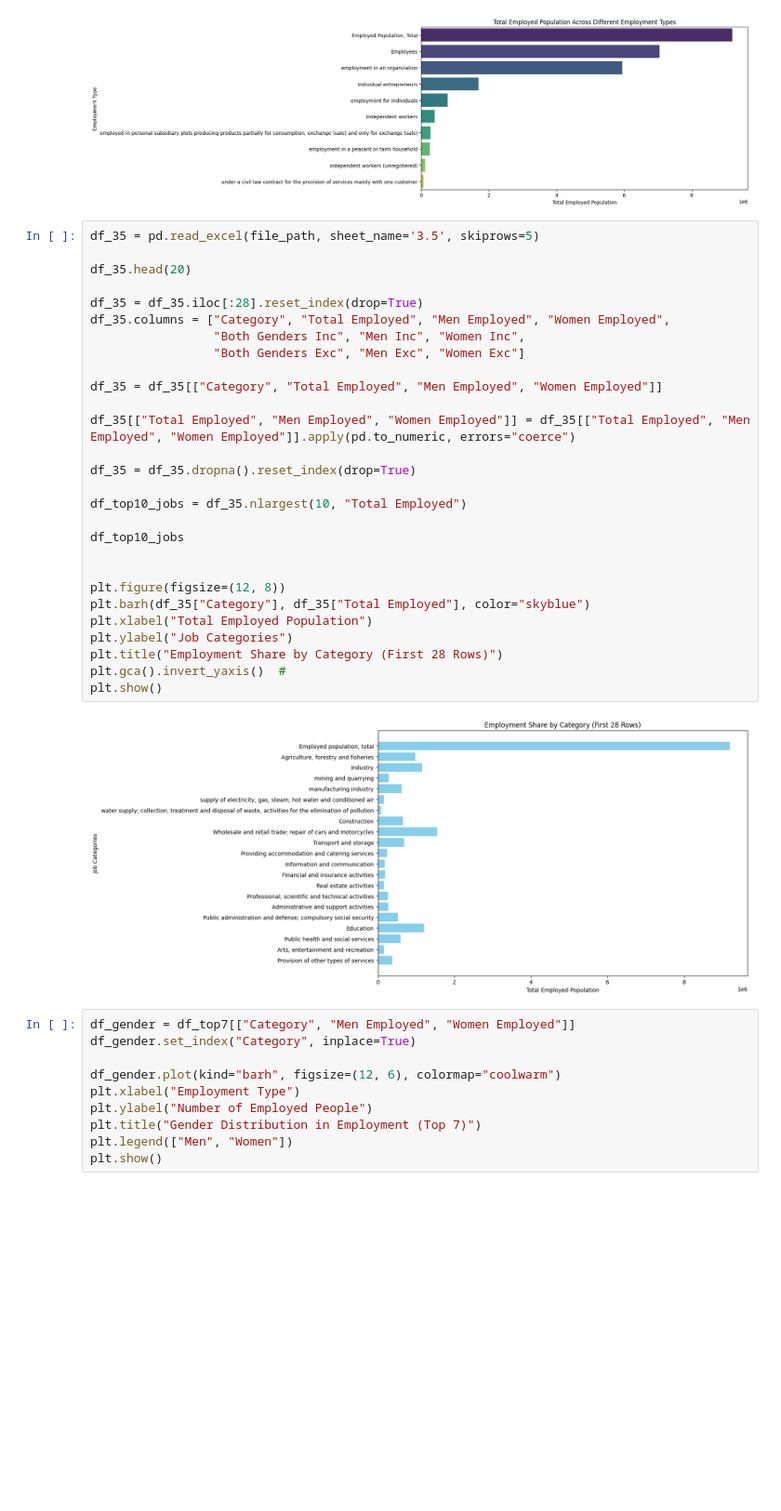
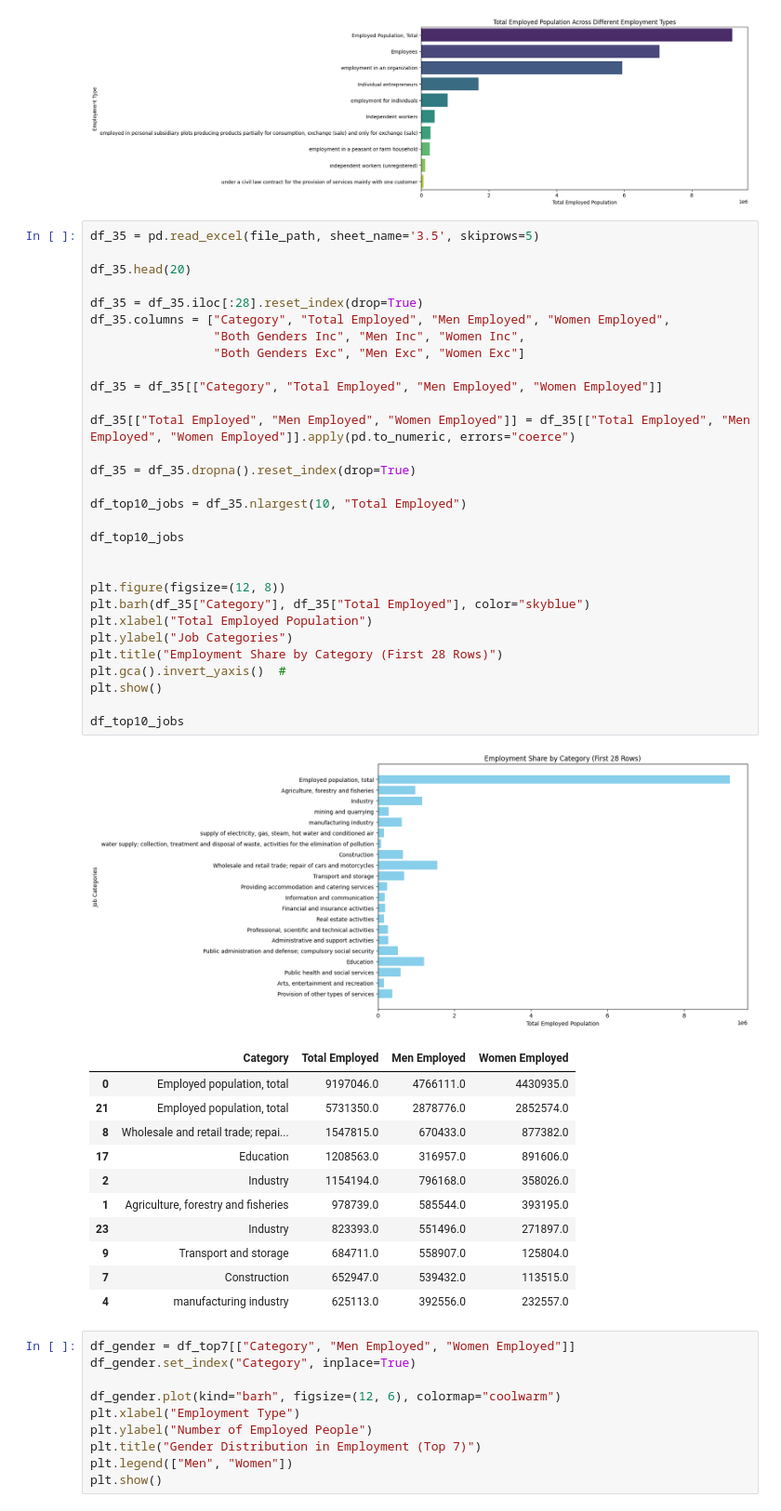
Before and after one commit to bochida/Economic-and-Employment-analysis-of-2024, a Jupyter notebook: python_analysis.ipynb, the cells around one changed output. Shown at 93% size. Saved outputs shown, nothing was run; the diff lists cells and outputs as text; blank space fills up the shorter version.

```diff
--- a/python_analysis.ipynb
+++ b/python_analysis.ipynb
@@ -266,33 +266,46 @@ Passing `palette` without assigning `hue` is deprecated and will be removed in v
 # %%
 df_35 = pd.read_excel(file_path, sheet_name='3.5', skiprows=5)
 
 df_35.head(20)
 
 df_35 = df_35.iloc[:28].reset_index(drop=True)
 df_35.columns = ["Category", "Total Employed", "Men Employed", "Women Employed",
                  "Both Genders Inc", "Men Inc", "Women Inc",
                  "Both Genders Exc", "Men Exc", "Women Exc"]
 
 df_35 = df_35[["Category", "Total Employed", "Men Employed", "Women Employed"]]
 
 df_35[["Total Employed", "Men Employed", "Women Employed"]] = df_35[["Total Employed", "Men Employed", "Women Employed"]].apply(pd.to_numeric, errors="coerce")
 
 df_35 = df_35.dropna().reset_index(drop=True)
 
 df_top10_jobs = df_35.nlargest(10, "Total Employed")
 
 df_top10_jobs
 
 
 plt.figure(figsize=(12, 8))
 plt.barh(df_35["Category"], df_35["Total Employed"], color="skyblue")
 plt.xlabel("Total Employed Population")
 plt.ylabel("Job Categories")
 plt.title("Employment Share by Category (First 28 Rows)")
 plt.gca().invert_yaxis()  #
 plt.show()
+
+df_top10_jobs
 # %% [output]
 [figure]
+|  | Category | Total Employed | Men Employed | Women Employed |
+| 0 | Employed population, total | 9197046.0 | 4766111.0 | 4430935.0 |
+| 21 | Employed population, total | 5731350.0 | 2878776.0 | 2852574.0 |
+| 8 | Wholesale and retail trade; repai... | 1547815.0 | 670433.0 | 877382.0 |
+| 17 | Education | 1208563.0 | 316957.0 | 891606.0 |
+| 2 | Industry | 1154194.0 | 796168.0 | 358026.0 |
+| 1 | Agriculture, forestry and fisheries | 978739.0 | 585544.0 | 393195.0 |
+| 23 | Industry | 823393.0 | 551496.0 | 271897.0 |
+| 9 | Transport and storage | 684711.0 | 558907.0 | 125804.0 |
+| 7 | Construction | 652947.0 | 539432.0 | 113515.0 |
+| 4 | manufacturing industry | 625113.0 | 392556.0 | 232557.0 |
 # %%
 df_gender = df_top7[["Category", "Men Employed", "Women Employed"]]
 df_gender.set_index("Category", inplace=True)
```
Also changed, not shown: parts of 1 cell of this notebook.
